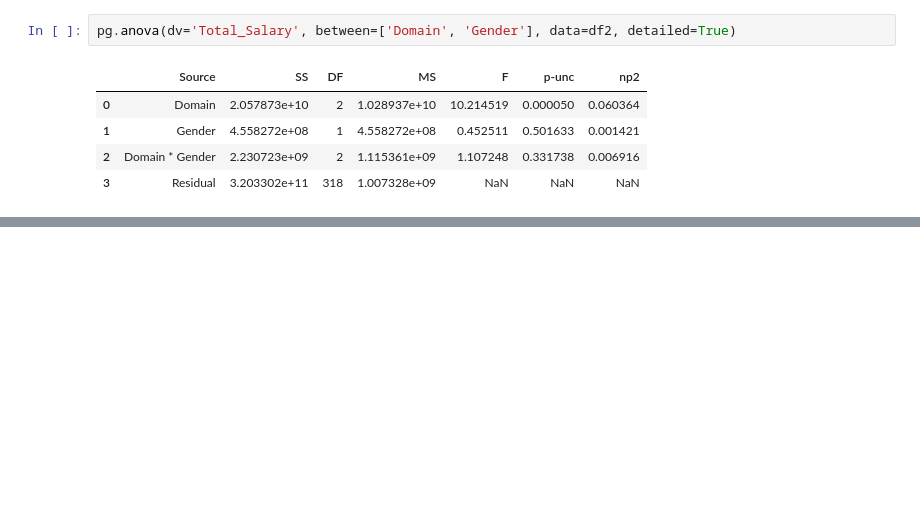
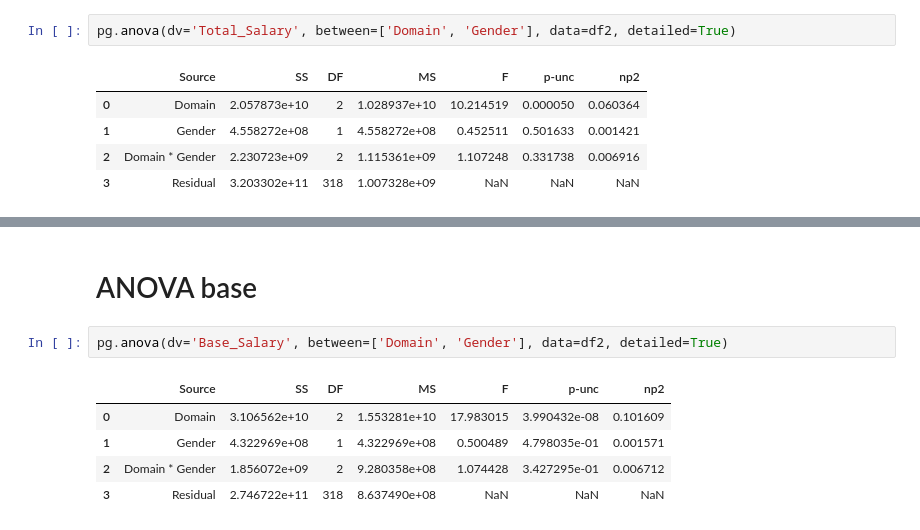
Before and after one commit to Durixas/Nested-and-Crossed-ANOVA-on-Employee-Salaries, a Jupyter notebook: pro80.ipynb, the cells around one changed output, grey strips where cells are left out. Drawn from its saved outputs; the diff is of its cells as text; blank space fills up the shorter version.

```diff
--- a/pro80.ipynb
+++ b/pro80.ipynb
@@ -647,0 +736,10 @@ F_domain_2 = anova_table.loc['Domain','F'] / anova_table.loc['Domain:Department:
+# %% [markdown]
+# ANOVA base
+# %%
+pg.anova(dv='Base_Salary', between=['Domain', 'Gender'], data=df2, detailed=True)
+# %% [output]
+|  | Source | SS | DF | MS | F | p-unc | np2 |
+| 0 | Domain | 3.106562e+10 | 2 | 1.553281e+10 | 17.983015 | 3.990432e-08 | 0.101609 |
+| 1 | Gender | 4.322969e+08 | 1 | 4.322969e+08 | 0.500489 | 4.798035e-01 | 0.001571 |
+| 2 | Domain * Gender | 1.856072e+09 | 2 | 9.280358e+08 | 1.074428 | 3.427295e-01 | 0.006712 |
+| 3 | Residual | 2.746722e+11 | 318 | 8.637490e+08 | NaN | NaN | NaN |
```
Also changed, not shown: parts of 30 cells of this notebook.
